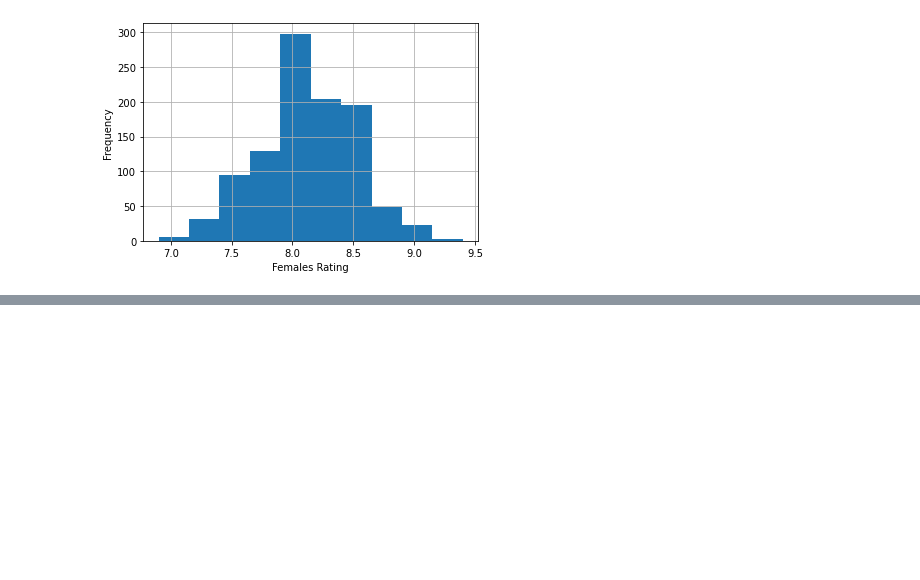
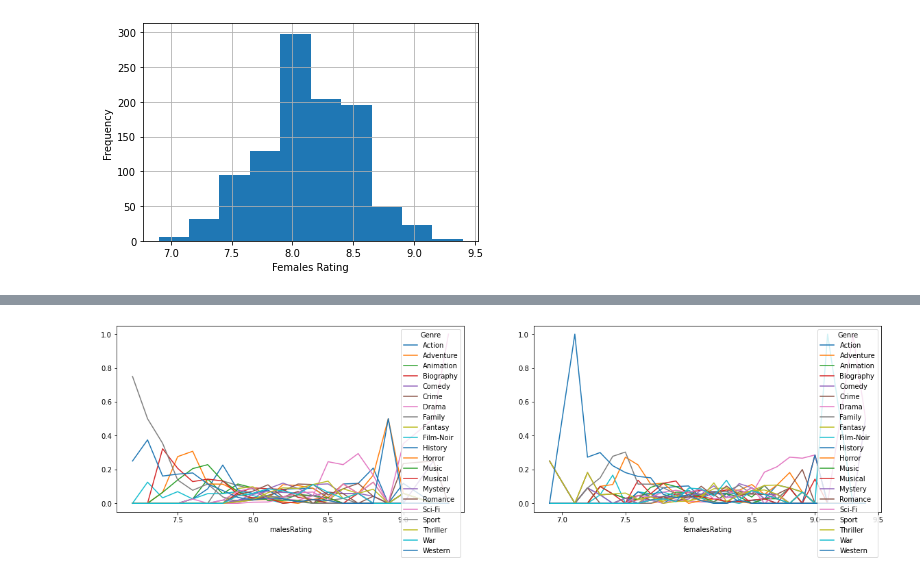
Before and after one commit to Moshe-Frankipour/DataScience-IMDb, a Jupyter notebook: Step 3 - Exploring Data.ipynb, the cells around one changed output, grey strips where cells are left out. Saved outputs shown, nothing was run; the diff lists cells and outputs as text; code cells hidden in the pictures; blank space fills up the shorter version.

```diff
--- a/Step 3 - Exploring Data.ipynb
+++ b/Step 3 - Exploring Data.ipynb
@@ -35,0 +61,16 @@ Text(0, 0.5, 'Frequency')
+# %%
+## ---------------------------------------------
+def plot_cross_tabulation(df, col_names, other_col_name):
+    fig, axes = plt.subplots(1, len(col_names), figsize=(20,5))
+    i = 0
+    for col in col_names:
+        crossed_df = cross_tabulation(df, col, other_col_name)
+        one_dim_plot(crossed_df, 'line', axes[i])
+        i = i + 1
+## ---------------------------------------------
+def cross_tabulation(df, col_name, other_col_name):
+    return pd.crosstab(df[col_name], df[other_col_name], normalize='index')
+## ---------------------------------------------
+plot_cross_tabulation(data, ['malesRating','femalesRating'], 'Genre')
+# %% [output]
+[figure, added]
```
Also changed, not shown: parts of 4 cells of this notebook.
